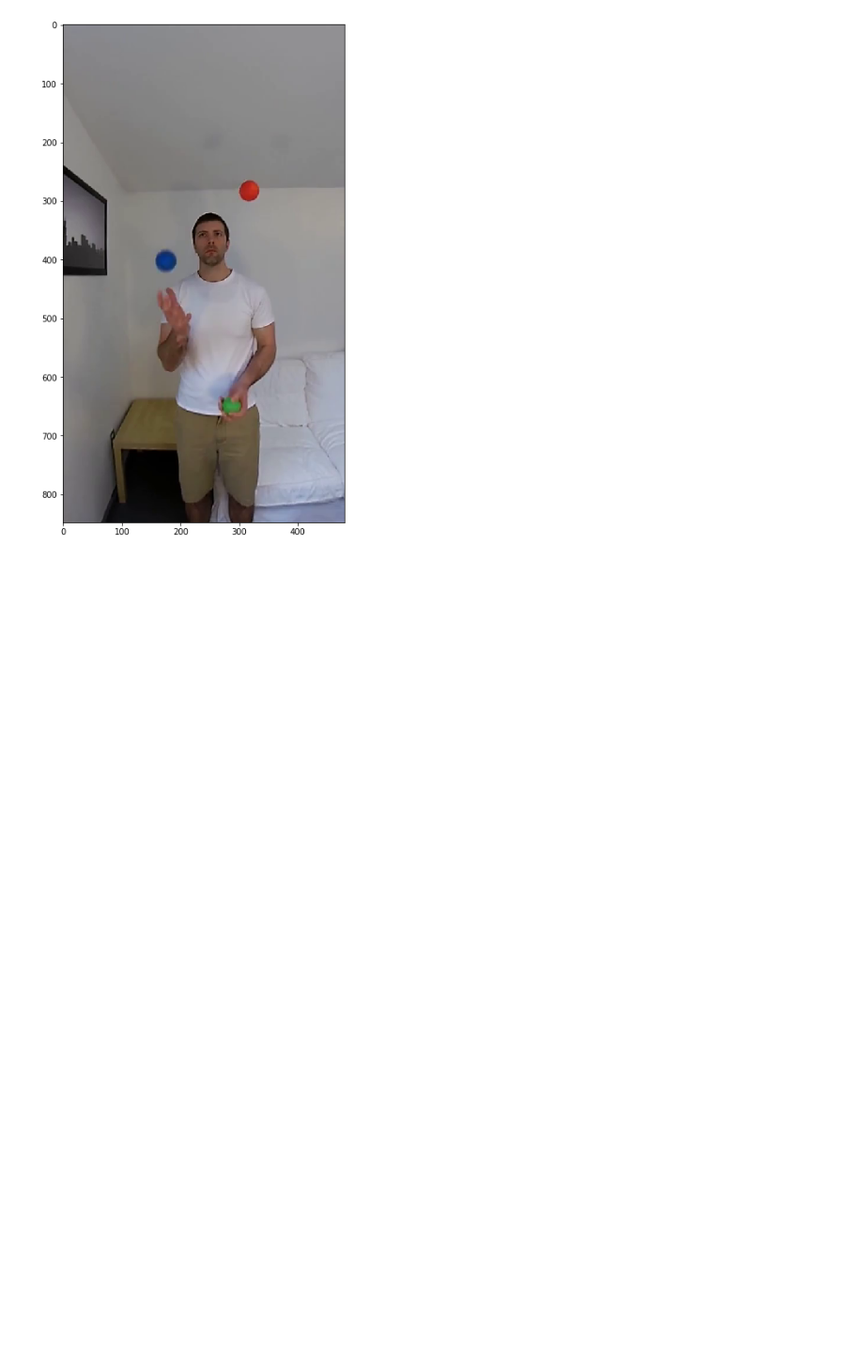
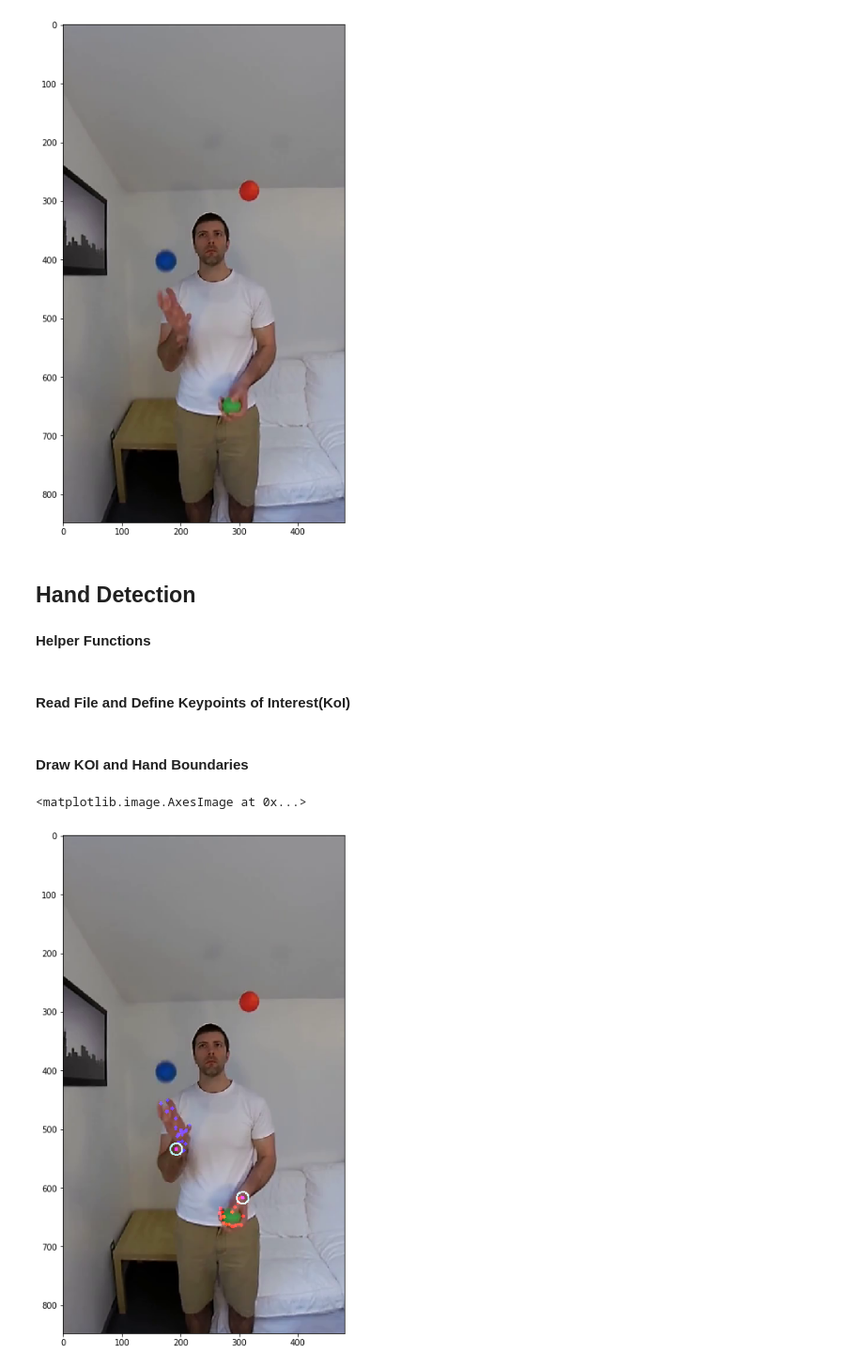
Before and after one commit to laygond/DisneyJuggling, a Jupyter notebook: Ball-Hand_Detection.ipynb, the cells around one changed output. Shown at 94% size. Drawn from its saved outputs; the diff is of its cells as text; code cells hidden in the pictures; blank space fills up the shorter version.

```diff
--- a/Ball-Hand_Detection.ipynb
+++ b/Ball-Hand_Detection.ipynb
@@ -58,3 +69,6 @@ Duration [Sec]     = 198
 Duration [Min:Sec] = 3:18
 Width:  480  Height: 848
 [figure]
+# %% [markdown]
+## Hand Detection
+#### Helper Functions
@@ -60,0 +114,51 @@ Width:  480  Height: 848
+# %% [markdown]
+#### Read File and Define Keypoints of Interest(KoI)
+# %%
+# READ FILE
+video_name_part = video_name.split(".")    # sample & mp4 has been split
+#file_path = os.path.join("..","DATASET_Juggling","Juggling_Pattern_Dataset","FullBody_Tracking_Data", video_name_part[0], video_name_part[0], ".json")
+file_path = os.path.join("..","DATASET_Juggling","test_images","test.json")
+with open(file_path) as f:
+  data = json.load(f)
+
+person      = 0
+right_wrist = 4
+left_wrist  = 7
+body_keyPts        = data['people'][person]["pose_keypoints_2d"]
+right_wrist_keyPts = body_keyPts[3*right_wrist : 3*right_wrist +3]
+left_wrist_keyPts  = body_keyPts[3*left_wrist  : 3*left_wrist +3]
+right_hand_keyPts  = data['people'][person]["hand_right_keypoints_2d"]
+left_hand_keyPts   = data['people'][person]["hand_left_keypoints_2d"]
+# %% [markdown]
+#### Draw KOI and Hand Boundaries
+# %%
+#Wrists
+wrist_keyPts = np.hstack((right_wrist_keyPts, left_wrist_keyPts))
+color = [255, 0, 255]
+out_image = draw_keyPts(frame, wrist_keyPts, color)
+
+#Hands
+color = [255, 0, 0]
+out_image = draw_keyPts(out_image, right_hand_keyPts,color)
+color = [0, 0, 255]
+out_image = draw_keyPts(out_image, left_hand_keyPts,color)
+
+#Boundaries
+radius = 10
+hand_centroids = wrist_keyPts #FOR NOW LET's DEFINE IT THIS WAY!!!!!!!!
+out_image = draw_hand_boundaries(out_image,hand_centroids,radius)
+
+# Display
+f, ax = plt.subplots(1, 1, figsize=(24, 9))  # width and heights in inches
+f.tight_layout()
+ax.imshow(cv2.cvtColor(out_image,cv2.COLOR_BGR2RGB))
+# f, (ax1, ax2) = plt.subplots(1, 2, figsize=(24, 9))  # width and heights in inches
+# f.tight_layout()
+# plt.subplots_adjust(left=0., right=1, top=0.9, bottom=0.)
+# ax1.set_title('Original Image', fontsize=50)
+# ax1.imshow(cv2.cvtColor(frame, cv2.COLOR_BGR2RGB))
+# ax2.set_title('KOI Image', fontsize=50)
+# ax2.imshow(cv2.cvtColor(out_image, cv2.COLOR_BGR2RGB))
+# %% [output]
+<matplotlib.image.AxesImage at 0x...>
+[figure, added]
```
Also changed, not shown: parts of 7 cells of this notebook, 1 other file.
